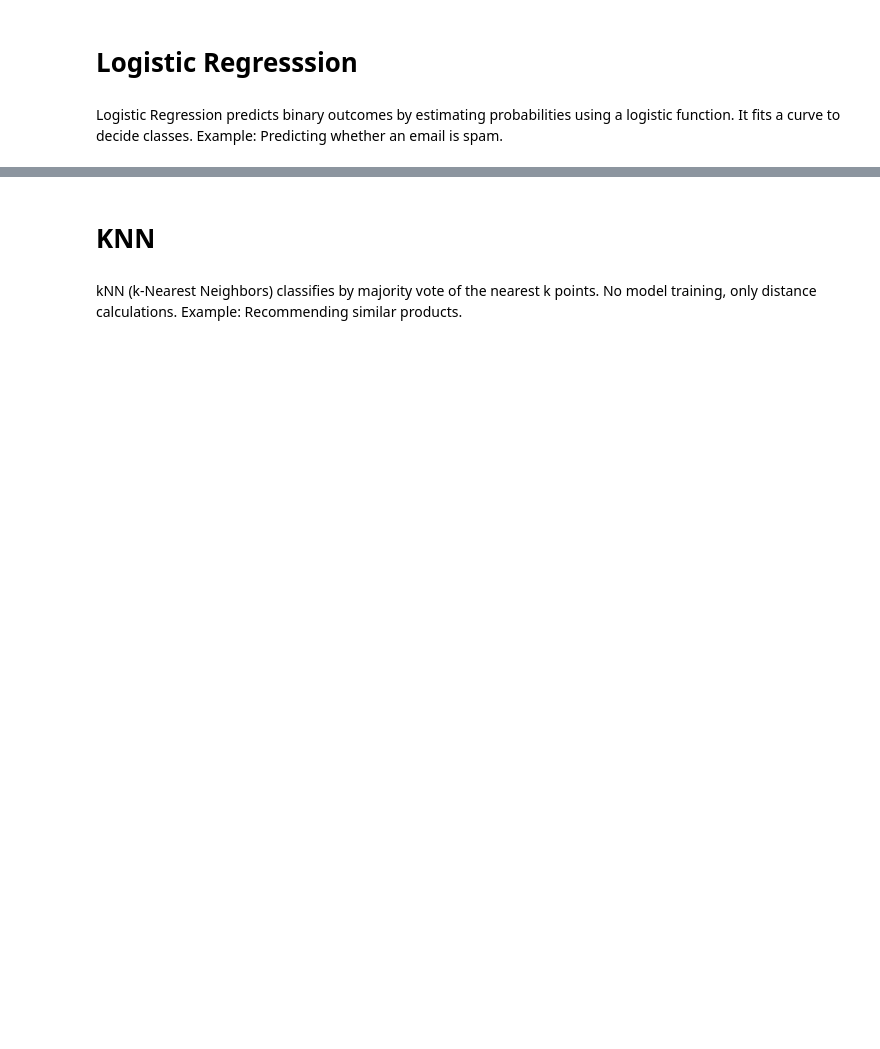
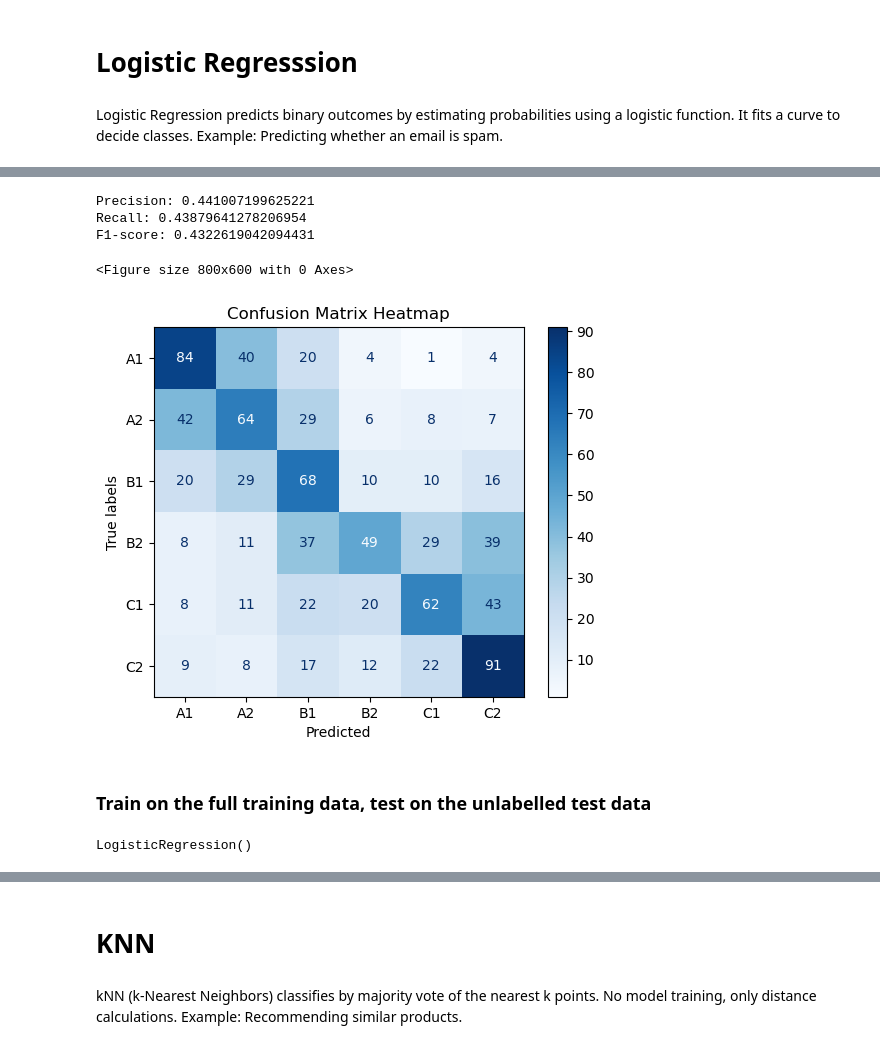
Before and after one commit to cvermno/Lausanne, a Jupyter notebook: Code/Lausanne.ipynb, the cells around one changed output, grey strips where cells are left out. Saved outputs shown, nothing was run; the diff lists cells and outputs as text; code cells hidden in the pictures; blank space fills up the shorter version.

Commit message:
Second code checkpoint with lemmatization
Second code checkpoint with lemmatization and basic models results

```diff
--- a/Code/Lausanne.ipynb
+++ b/Code/Lausanne.ipynb
@@ -33,3 +203,15 @@ sample = pd.read_csv('https://github.com/cvermno/ML-Project/raw/main/Datasets/sa
+# %%
+# split the dataset into training and testing sets
+X_train, X_test, y_train, y_test = train_test_split(X, y, test_size=0.2, random_state= 123)
+# %%
+# vectorization
+#from sklearn.feature_extraction.text import CountVectorizer, TfidfVectorizer
+#french_stop_words = stopwords.words('french')
+
+#tfidf = TfidfVectorizer(ngram_range=(1, 1), stop_words=french_stop_words)
+tfidf = TfidfVectorizer(ngram_range=(1, 1))
+X_train_tfidf = tfidf.fit_transform(X_train)
+X_test_tfidf = tfidf.transform(X_test)
 # %% [markdown]
 # Logistic Regresssion
 # %% [markdown]
@@ -52,0 +219,6 @@ Accuracy: Ratio of correctly predicted observations to total observations.
+# %%
+#from sklearn.linear_model import LogisticRegression
+
+# initialize and train the Logistic Regression model
+model_LR = LogisticRegression()
+model_LR.fit(X_train_tfidf, y_train)
@@ -52,0 +227,3 @@ Accuracy: Ratio of correctly predicted observations to total observations.
+# %%
+# predict using the trained model on the scaled test data
+y_pred_LR = model_LR.predict(X_test_tfidf)
@@ -52,0 +272,33 @@ Accuracy: Ratio of correctly predicted observations to total observations.
+# %%
+# record the macro avg values the precision, recall, F1-score
+precision_LR = precision_score(y_test, y_pred_LR, average='macro')
+print("Precision:", precision_LR)
+
+recall_LR = recall_score(y_test, y_pred_LR, average='macro')
+print("Recall:", recall_LR)
+
+f1_LR = f1_score(y_test, y_pred_LR, average='macro')
+print("F1-score:", f1_LR)
+# %% [output]
+Precision: 0.441007199625221
+Recall: 0.43879641278206954
+F1-score: 0.4322619042094431
+# %%
+from sklearn.metrics import ConfusionMatrixDisplay
+
+# Calculate the confusion matrix
+confusion = confusion_matrix(y_test, y_pred_LR)
+
+# Plot confusion matrix
+plt.figure(figsize=(8, 6))
+disp = ConfusionMatrixDisplay(confusion_matrix=confusion, display_labels=np.unique(y_test))
+disp.plot(cmap='Blues', values_format='g')
+plt.xlabel('Predicted')
+plt.ylabel('True labels')
+plt.title('Confusion Matrix Heatmap')
+plt.show()
+# %% [output]
+<Figure size 800x600 with 0 Axes>
+[figure, added]
+# %% [markdown]
+### Train on the full training data, test on the unlabelled test data
@@ -52,0 +318,6 @@ Accuracy: Ratio of correctly predicted observations to total observations.
+# %%
+# initialize and train the Logistic Regression model
+model_LR_full = LogisticRegression()
+model_LR_full.fit(X_full_train_tfidf, y)
+# %% [output]
+LogisticRegression()
```
Also changed, not shown: parts of 92 cells of this notebook.
